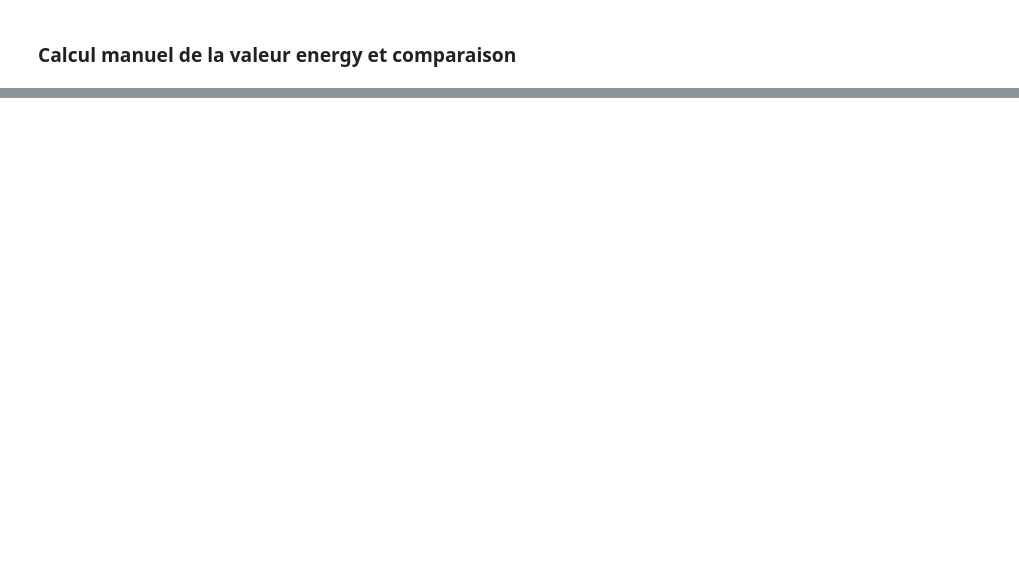
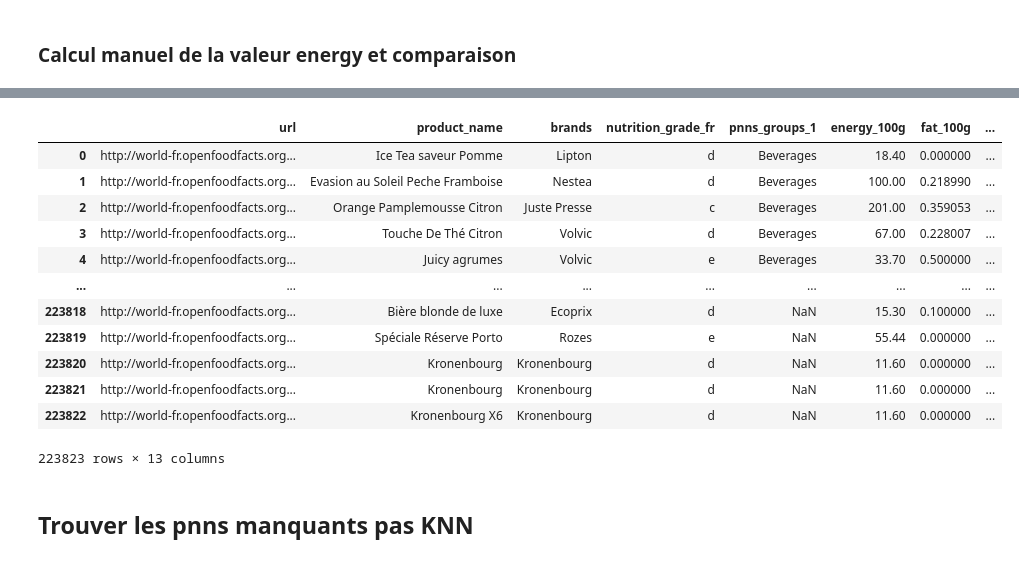
Before and after one commit to ThomasMeb/App_Sante_Publique_France, a Jupyter notebook: Clean.ipynb, the cells around one changed output, grey strips where cells are left out. Saved outputs shown, nothing was run; the diff lists cells and outputs as text; code cells hidden in the pictures; blank space fills up the shorter version.

```diff
--- a/Clean.ipynb
+++ b/Clean.ipynb
@@ -325,0 +473,18 @@ has_too_many_missing.shape
+# %%
+result_final = pd.concat([result, df_missing_pnns_groups])
+# %%
+result_final
+# %% [output]
+|  | url | product_name | brands | nutrition_grade_fr | pnns_groups_1 | energy_100g | fat_100g | ... |
+| 0 | http://world-fr.openfoodfacts.org... | Ice Tea saveur Pomme | Lipton | d | Beverages | 18.40 | 0.000000 | ... |
+| 1 | http://world-fr.openfoodfacts.org... | Evasion au Soleil Peche Framboise | Nestea | d | Beverages | 100.00 | 0.218990 | ... |
+| 2 | http://world-fr.openfoodfacts.org... | Orange Pamplemousse Citron | Juste Presse | c | Beverages | 201.00 | 0.359053 | ... |
+| 3 | http://world-fr.openfoodfacts.org... | Touche De Thé Citron | Volvic | d | Beverages | 67.00 | 0.228007 | ... |
+| 4 | http://world-fr.openfoodfacts.org... | Juicy agrumes | Volvic | e | Beverages | 33.70 | 0.500000 | ... |
+| ... | ... | ... | ... | ... | ... | ... | ... | ... |
+| 223818 | http://world-fr.openfoodfacts.org... | Bière blonde de luxe | Ecoprix | d | NaN | 15.30 | 0.100000 | ... |
+| 223819 | http://world-fr.openfoodfacts.org... | Spéciale Réserve Porto | Rozes | e | NaN | 55.44 | 0.000000 | ... |
+| 223820 | http://world-fr.openfoodfacts.org... | Kronenbourg | Kronenbourg | d | NaN | 11.60 | 0.000000 | ... |
+| 223821 | http://world-fr.openfoodfacts.org... | Kronenbourg | Kronenbourg | d | NaN | 11.60 | 0.000000 | ... |
+| 223822 | http://world-fr.openfoodfacts.org... | Kronenbourg X6 | Kronenbourg | d | NaN | 11.60 | 0.000000 | ... |
+223823 rows × 13 columns
@@ -325,0 +493,2 @@ has_too_many_missing.shape
+# %% [markdown]
+## Trouver les pnns manquants pas KNN
```
Also changed, not shown: parts of 65 cells of this notebook.
